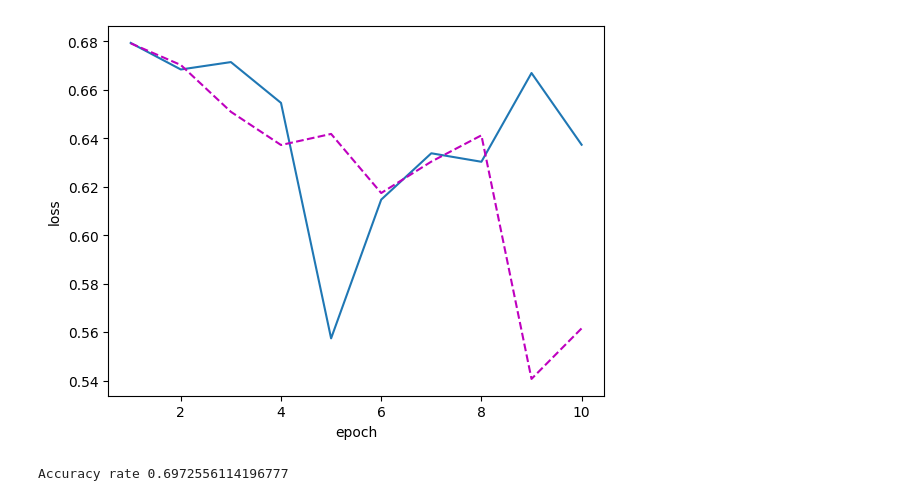
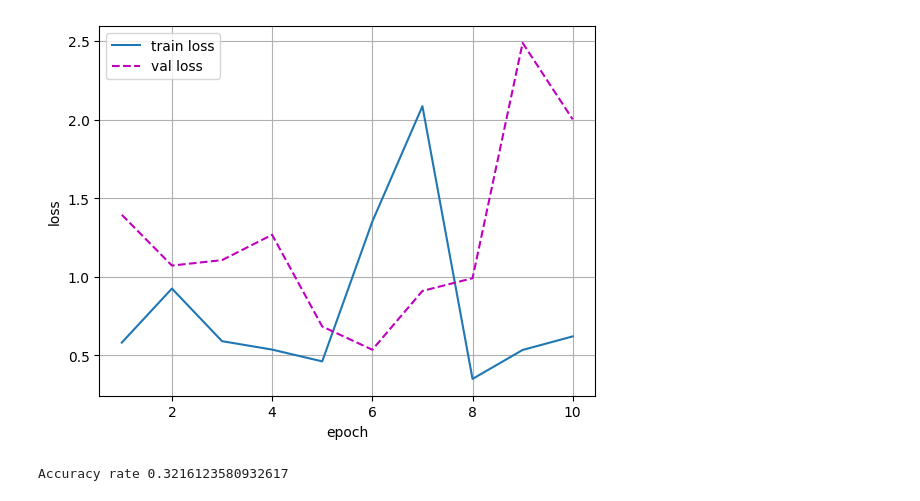
Before and after one commit to wliafe/homework, a Jupyter notebook: LSTM_CSC.ipynb, the cells around one changed output. Drawn from its saved outputs; the diff is of its cells as text; code cells hidden in the pictures.

```diff
--- a/LSTM_CSC.ipynb
+++ b/LSTM_CSC.ipynb
@@ -13,7 +13,7 @@ def train(model, train_iter, val_iter, vocab, *, num_epochs, learning_rate, devi
     model.to(device) # 将网络复制到device上
     loss = nn.CrossEntropyLoss() # 定义损失函数
     optimizer = torch.optim.SGD(model.parameters(), learning_rate) # 定义优化器
-    train_losses,val_losses=[],[] # 记录训练集和验证集的损失值
+    animator=draw.Animator(line_num=2,xlabel='epoch',ylabel='loss',xlim=[0, num_epochs+1],ylim=-0.1,legend=['train loss','val loss'])
     for epoch in range(num_epochs):
         # 计算训练集
         for x, y in train_iter:
@@ -33,10 +33,6 @@ def train(model, train_iter, val_iter, vocab, *, num_epochs, learning_rate, devi
                 x, y = x.to(device), y.to(device)
                 y_val, _ = model(x)
                 val_loss = loss(y_val, y)
-        # 添加损失值
-        train_losses.append(train_loss.detach().cpu())
-        val_losses.append(val_loss.detach().cpu())
-        print(f"Epoch {epoch}, Training loss {train_loss}, Validation loss {val_loss}") # 打印损失值
-    draw.plot(y=[train_losses,val_losses],xlabel='epoch',ylabel='loss') # 画出损失图
-train(model,train_iter,val_iter,vocab,num_epochs=10,learning_rate=1e-4,device=device)
+        animator.add(train_loss.detach().cpu(),val_loss.detach().cpu()) # 添加损失值
+train(model,train_iter,val_iter,vocab,num_epochs=10,learning_rate=1,device=device)
 # %% [output]
@@ -53,4 +49,4 @@ Epoch 9, Training loss 0.6373036503791809, Validation loss 0.561531662940979
-[figure, old version]
+[figure, new version]
 # %%
 # 测试模型
 def test(model,test_iter,device):
@@ -67,7 +63,7 @@ def test(model,test_iter,device):
     print(f'Accuracy rate {real_num/test_num}') # 计算测试准确率并输出
 test(model,test_iter,device)
 # %% [output]
-Accuracy rate 0.6972556114196777
+Accuracy rate 0.3216123580932617
 # %%
 # 预测模型
 def predict(model, test_iter, device):
```
Also changed, not shown: parts of 2 cells of this notebook, 4 other files.
